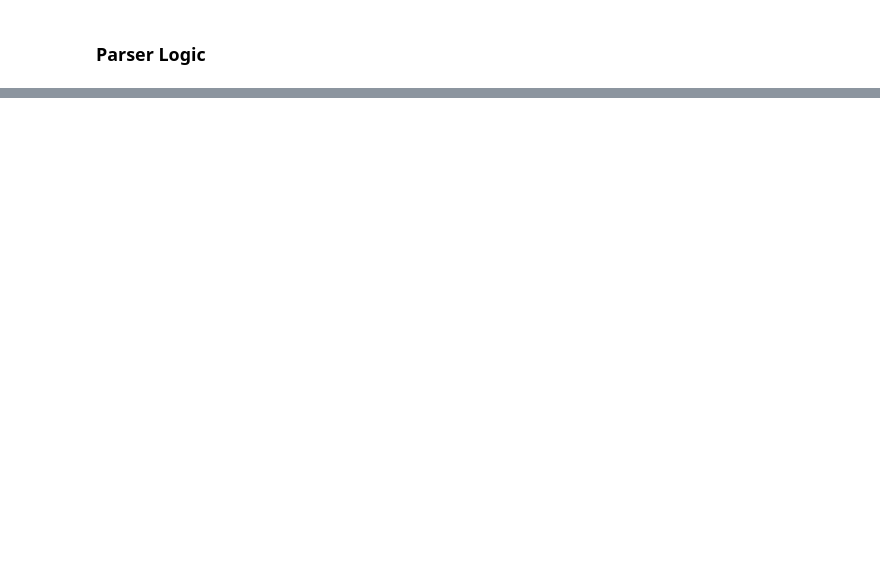
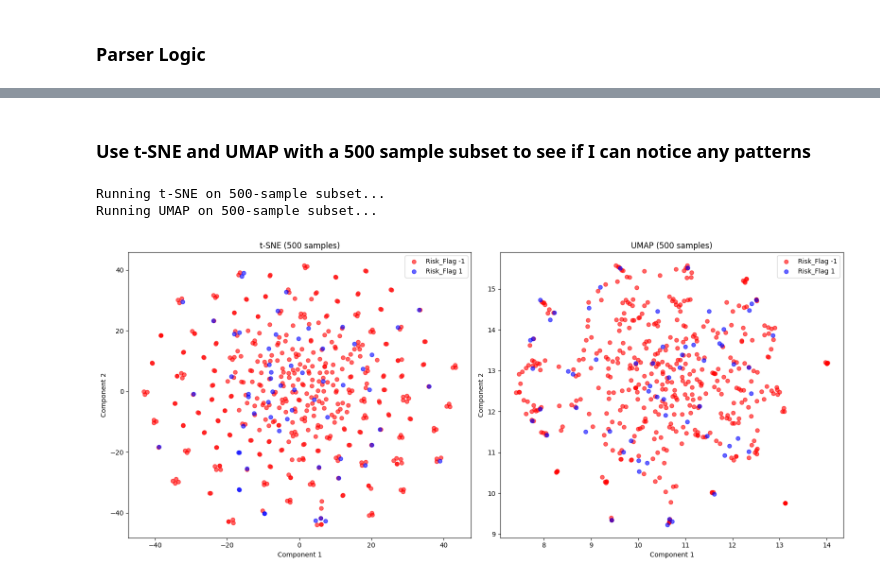
Before and after one commit to thesamarthkumar/Loan-Approval-Prediction, a Jupyter notebook: svm.ipynb, the cells around one changed output, grey strips where cells are left out. Cells and saved outputs as stored; diff of their text form; code cells hidden in the pictures; blank space fills up the shorter version.

```diff
--- a/svm.ipynb
+++ b/svm.ipynb
@@ -344,0 +359,44 @@ filterResults("poly_250_report.csv", "filtered_poly_250_report.csv")
+# %% [markdown]
+### Use t-SNE and UMAP with a 500 sample subset to see if I can notice any patterns
+# %%
+# Subset of data
+X_sample, _, y_sample, _ = train_test_split(
+    X_scaled, y, train_size=500, stratify=y, random_state=42
+)
+y_sample_arr = y_sample.values
+
+print("Running t-SNE on 500-sample subset...")
+tsne = TSNE(n_components=2, random_state=9)
+X_tsne = tsne.fit_transform(X_sample)
+
+print("Running UMAP on 500-sample subset...")
+umap_model = umap.UMAP(n_components=2, random_state=9)
+X_umap = umap_model.fit_transform(X_sample)
+
+# Plot the t-SNE and UMAP results
+fig, axes = plt.subplots(1, 2, figsize=(16, 7))
+
+axes[0].scatter(X_tsne[y_sample_arr == -1, 0], X_tsne[y_sample_arr == -1, 1],
+                c='red', label='Risk_Flag -1', alpha=0.6)
+axes[0].scatter(X_tsne[y_sample_arr == 1, 0], X_tsne[y_sample_arr == 1, 1],
+                c='blue', label='Risk_Flag 1', alpha=0.6)
+axes[0].set_title("t-SNE (500 samples)")
+axes[0].set_xlabel("Component 1")
+axes[0].set_ylabel("Component 2")
+axes[0].legend()
+
+axes[1].scatter(X_umap[y_sample_arr == -1, 0], X_umap[y_sample_arr == -1, 1],
+                c='red', label='Risk_Flag -1', alpha=0.6)
+axes[1].scatter(X_umap[y_sample_arr == 1, 0], X_umap[y_sample_arr == 1, 1],
+                c='blue', label='Risk_Flag 1', alpha=0.6)
+axes[1].set_title("UMAP (500 samples)")
+axes[1].set_xlabel("Component 1")
+axes[1].set_ylabel("Component 2")
+axes[1].legend()
+
+plt.tight_layout()
+plt.show()
+# %% [output]
+Running t-SNE on 500-sample subset...
+Running UMAP on 500-sample subset...
+[figure, added]
```
Also changed, not shown: parts of 13 cells of this notebook.
